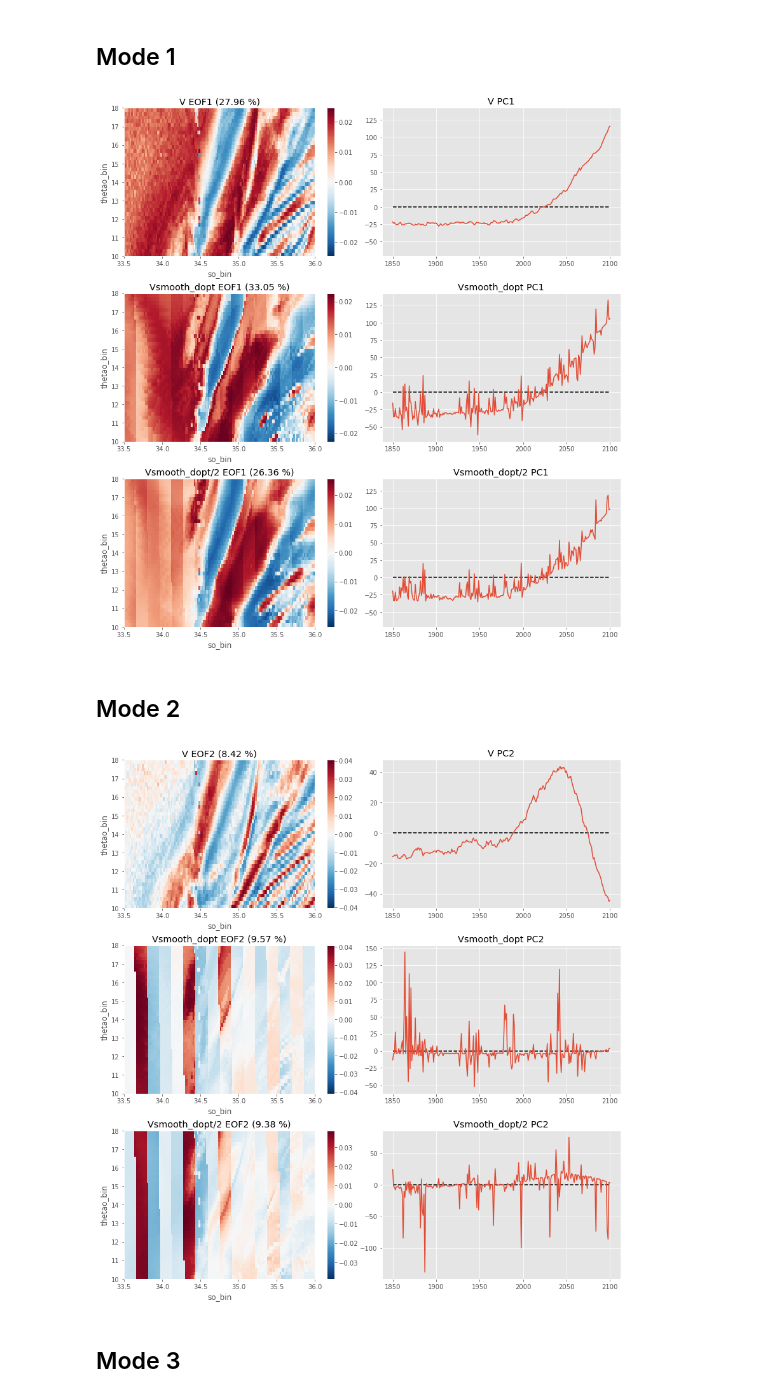
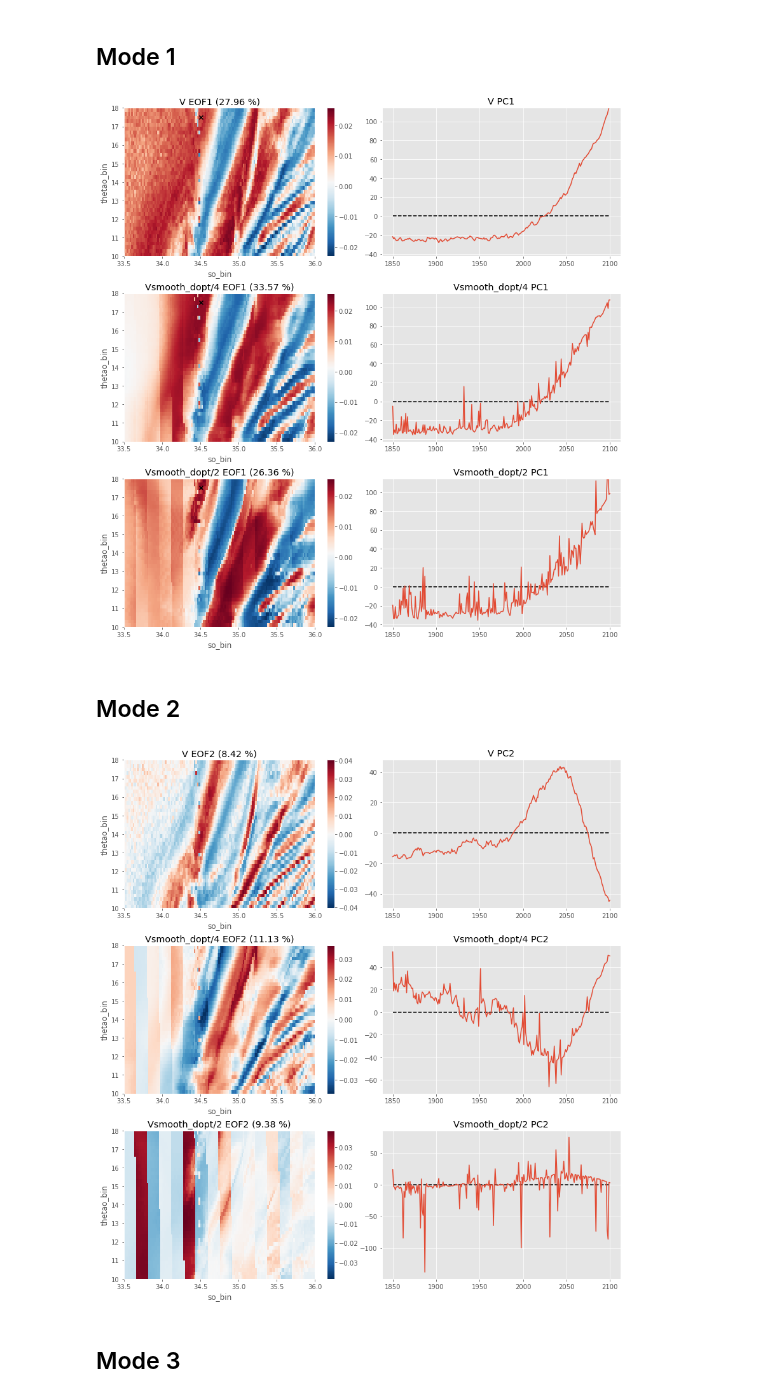
Before and after one commit to ysilvy/bin_TS, a Jupyter notebook: V_Vsmooth_eof.ipynb, the cells around one changed output. Cells and saved outputs as stored; diff of their text form; code cells hidden in the pictures.

```diff
--- a/V_Vsmooth_eof.ipynb
+++ b/V_Vsmooth_eof.ipynb
@@ -23,8 +23,10 @@ Vwindow = V.sel(so_bin=slice(33.5,36),thetao_bin=slice(10,18))
 # %%
 # -- Read Vsmooth computed on a small window
 V_smooth = xr.open_dataset('/data/ysilvy/bin_TS/volumeTS_smoothdopt_'+region+'_'+str(deltaS)+'_'+str(deltaT)+'_IPSL-CM5A-LR_historical-rcp85_r2i1p1_1850-2100.nc')
-Vsmooth1 = V_smooth.Vsmooth_dopt # smoothing applied with doptimal window (efolding scale)
+#Vsmooth1 = V_smooth.Vsmooth_dopt # smoothing applied with doptimal window (efolding scale)
 Vsmooth2 = V_smooth.Vsmooth_halfdopt # smoothing applied with doptimal/2
+# smoothing applied with doptimal/4
+Vsmooth1 = xr.open_dataset('/data/ysilvy/bin_TS/volumeTS_smoothdopt4_'+region+'_'+str(deltaS)+'_'+str(deltaT)+'_IPSL-CM5A-LR_historical-rcp85_r2i1p1_1850-2100.nc').Vsmooth_dopt_div_4
 # %% [markdown]
 ## Rapide coup d'oeil aux 3 champs avant de faire les EOF
 ### V, Vsmooth_dopt, Vsmooth_dopt/2 en 1850, 2100 et anomalie
@@ -109,26 +111,29 @@ eof12 = eofs2[0,:].unstack('z')
 vmin = np.min(np.array([eof10,eof11,eof12]))
 vmax = np.max(np.array([eof10,eof11,eof12]))
 
-c = eof10.T.plot(ax=ax[0,0],add_colorbar=False)
+c = eof10.T.plot(ax=ax[0,0],add_colorbar=False,vmin=vmin,vmax=vmax,center=0,cmap='RdBu_r')
 cb = fig.colorbar(c,ax=ax[0,0],label='')
 ax[0,0].set_title('V EOF1 ('+'%.2f '% Decimal(str(var10))+'%)')
 ax[0,1].plot(time,pcs[:,0])
 ax[0,1].hlines(0,time[0],time[-1],colors='k',linestyles='dashed')
 ax[0,1].set_title('V PC1')
+ax[0,0].scatter(34.51,17.5,marker='x',color='black')
 
-c = eof11.T.plot(ax=ax[1,0],add_colorbar=False)
+c = eof11.T.plot(ax=ax[1,0],add_colorbar=False,vmin=vmin,vmax=vmax,center=0,cmap='RdBu_r')
 cb = fig.colorbar(c,ax=ax[1,0],label='')
-ax[1,0].set_title('Vsmooth_dopt EOF1 ('+'%.2f '% Decimal(str(var11))+'%)')
+ax[1,0].set_title('Vsmooth_dopt/4 EOF1 ('+'%.2f '% Decimal(str(var11))+'%)')
 ax[1,1].plot(time,pcs1[:,0])
 ax[1,1].hlines(0,time[0],time[-1],colors='k',linestyles='dashed')
-ax[1,1].set_title('Vsmooth_dopt PC1')
+ax[1,1].set_title('Vsmooth_dopt/4 PC1')
+ax[1,0].scatter(34.51,17.5,marker='x',color='black')
 
-c = eof12.T.plot(ax=ax[2,0],add_colorbar=False)
+c = eof12.T.plot(ax=ax[2,0],add_colorbar=False,vmin=vmin,vmax=vmax,center=0,cmap='RdBu_r')
 cb = fig.colorbar(c,ax=ax[2,0],label='')
 ax[2,0].set_title('Vsmooth_dopt/2 EOF1 ('+'%.2f '% Decimal(str(var12))+'%)')
 ax[2,1].plot(time,pcs2[:,0])
 ax[2,1].hlines(0,time[0],time[-1],colors='k',linestyles='dashed')
 ax[2,1].set_title('Vsmooth_dopt/2 PC1')
+ax[2,0].scatter(34.51,17.5,marker='x',color='black')
 
 ylim = ax[1,1].get_ylim()
 ax[0,1].set_ylim(ylim[0],ylim[1])
@@ -138,7 +143,7 @@ plt.subplots_adjust(hspace=0.25,wspace=0.08)
 # title = ''
 # plt.suptitle(title,fontsize=14,fontweight='bold')
 # %% [output]
-[figure, old version]
+[figure, new version]
 # %% [markdown]
 ## Mode 2
 # %%
@@ -149,36 +154,36 @@ fig,ax = plt.subplots(ncols=2,nrows=3,figsize=(14,15))
 var20 = variance_frac[1].data*100
 var21 = variance_frac1[1].data*100
 var22 = variance_frac2[1].data*100
 eof20 = eofs[1,:].unstack('z')
 eof21 = eofs1[1,:].unstack('z')
 eof22 = eofs2[1,:].unstack('z')
 
 c = eof20.T.plot(ax=ax[0,0],add_colorbar=False)
 cb = fig.colorbar(c,ax=ax[0,0],label='')
 ax[0,0].set_title('V EOF2 ('+'%.2f '% Decimal(str(var20))+'%)')
 ax[0,1].plot(time,pcs[:,1])
 ax[0,1].hlines(0,time[0],time[-1],colors='k',linestyles='dashed')
 ax[0,1].set_title('V PC2')
 
 c = eof21.T.plot(ax=ax[1,0],add_colorbar=False)
 cb = fig.colorbar(c,ax=ax[1,0],label='')
-ax[1,0].set_title('Vsmooth_dopt EOF2 ('+'%.2f '% Decimal(str(var21))+'%)')
+ax[1,0].set_title('Vsmooth_dopt/4 EOF2 ('+'%.2f '% Decimal(str(var21))+'%)')
 ax[1,1].plot(time,pcs1[:,1])
 ax[1,1].hlines(0,time[0],time[-1],colors='k',linestyles='dashed')
-ax[1,1].set_title('Vsmooth_dopt PC2')
+ax[1,1].set_title('Vsmooth_dopt/4 PC2')
 
 c = eof22.T.plot(ax=ax[2,0],add_colorbar=False)
 cb = fig.colorbar(c,ax=ax[2,0],label='')
 ax[2,0].set_title('Vsmooth_dopt/2 EOF2 ('+'%.2f '% Decimal(str(var22))+'%)')
 ax[2,1].plot(time,pcs2[:,2])
 ax[2,1].hlines(0,time[0],time[-1],colors='k',linestyles='dashed')
 ax[2,1].set_title('Vsmooth_dopt/2 PC2')
 
 plt.subplots_adjust(hspace=0.25,wspace=0.08)
 # title = ''
 # plt.suptitle(title,fontsize=14,fontweight='bold')
 # %% [output]
-[figure, old version]
+[figure, new version]
 # %% [markdown]
 ## Mode 3
 # %%
```
Also changed, not shown: parts of 3 cells of this notebook, 1 other file.
